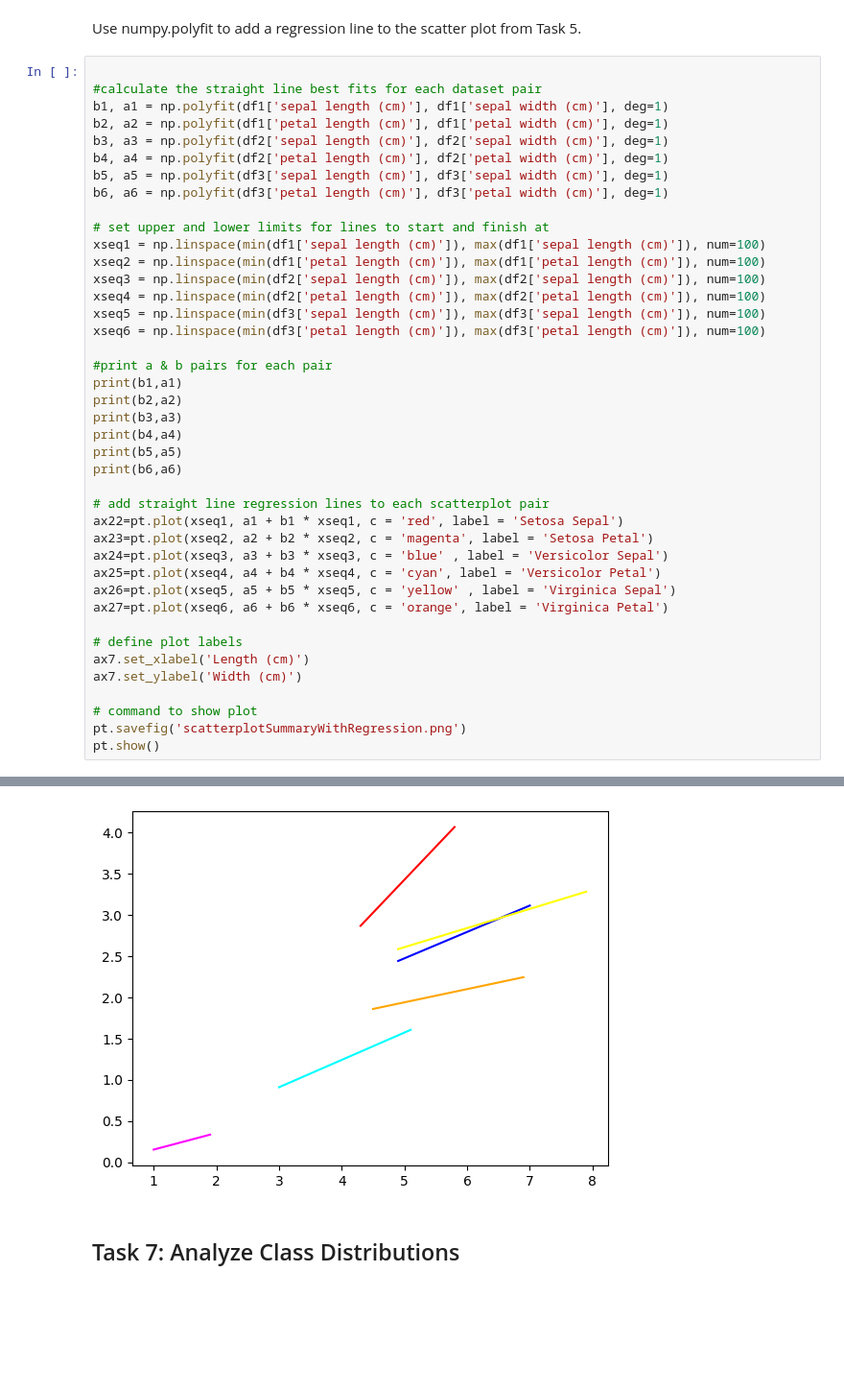
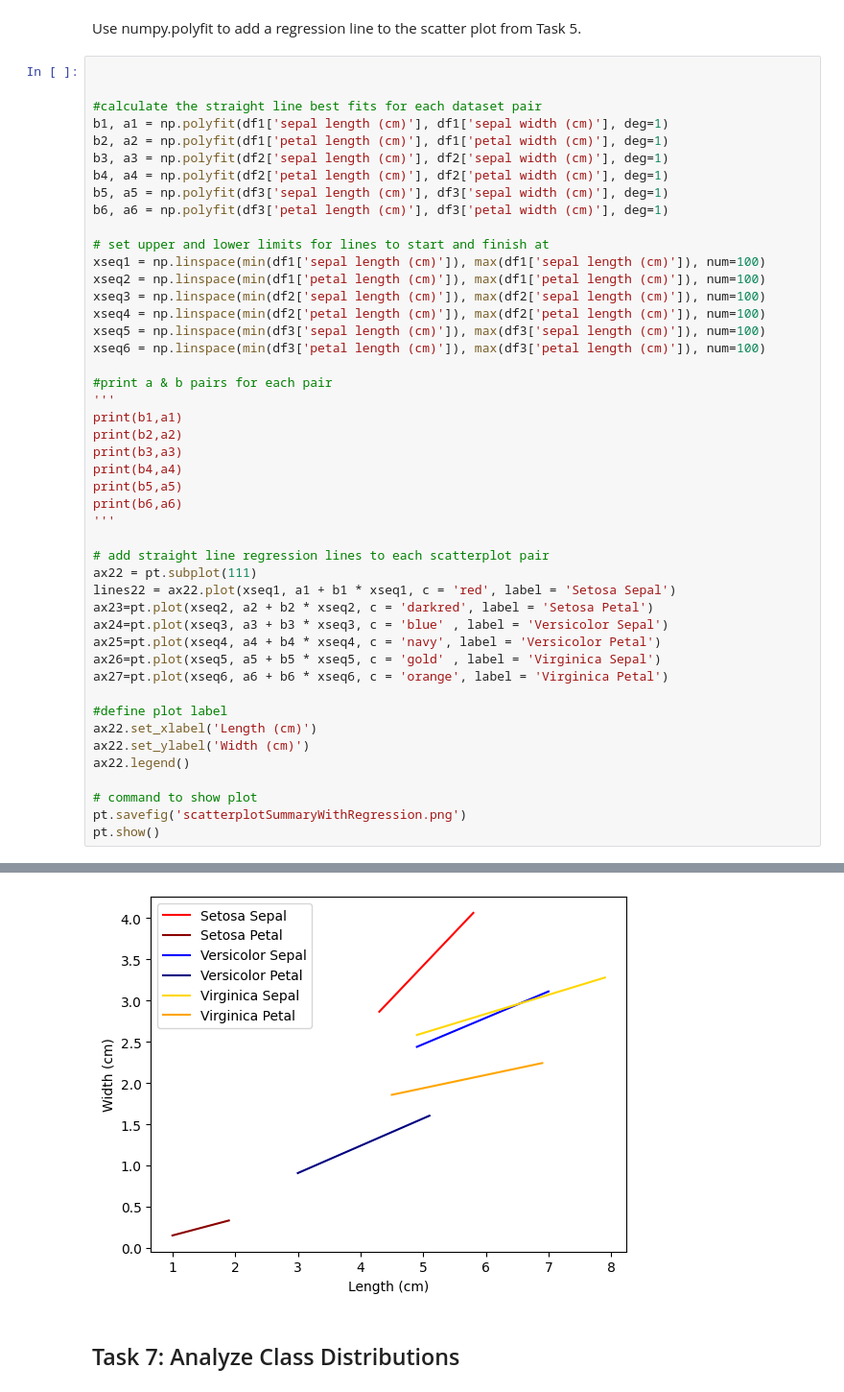
Before and after one commit to cathalred88/principles_of_data_analytics, a Jupyter notebook: tasks.ipynb, the cells around one changed output, grey strips where cells are left out. Shown at 96% size. Saved outputs shown, nothing was run; the diff lists cells and outputs as text; blank space fills up the shorter version.

```diff
--- a/tasks.ipynb
+++ b/tasks.ipynb
@@ -227,6 +195,7 @@ pt.show()
 # %% [markdown]
 Use numpy.polyfit to add a regression line to the scatter plot from Task 5.
 # %%
+
 
 #calculate the straight line best fits for each dataset pair
 b1, a1 = np.polyfit(df1['sepal length (cm)'], df1['sepal width (cm)'], deg=1)
@@ -245,24 +214,28 @@ xseq5 = np.linspace(min(df3['sepal length (cm)']), max(df3['sepal length (cm)'])
 xseq6 = np.linspace(min(df3['petal length (cm)']), max(df3['petal length (cm)']), num=100)
 
 #print a & b pairs for each pair
+'''
 print(b1,a1)
 print(b2,a2)
 print(b3,a3)
 print(b4,a4)
 print(b5,a5)
 print(b6,a6)
+'''
 
 # add straight line regression lines to each scatterplot pair
-ax22=pt.plot(xseq1, a1 + b1 * xseq1, c = 'red', label = 'Setosa Sepal')
-ax23=pt.plot(xseq2, a2 + b2 * xseq2, c = 'magenta', label = 'Setosa Petal')
+ax22 = pt.subplot(111)
+lines22 = ax22.plot(xseq1, a1 + b1 * xseq1, c = 'red', label = 'Setosa Sepal')
+ax23=pt.plot(xseq2, a2 + b2 * xseq2, c = 'darkred', label = 'Setosa Petal')
 ax24=pt.plot(xseq3, a3 + b3 * xseq3, c = 'blue' , label = 'Versicolor Sepal')
-ax25=pt.plot(xseq4, a4 + b4 * xseq4, c = 'cyan', label = 'Versicolor Petal')
-ax26=pt.plot(xseq5, a5 + b5 * xseq5, c = 'yellow' , label = 'Virginica Sepal')
+ax25=pt.plot(xseq4, a4 + b4 * xseq4, c = 'navy', label = 'Versicolor Petal')
+ax26=pt.plot(xseq5, a5 + b5 * xseq5, c = 'gold' , label = 'Virginica Sepal')
 ax27=pt.plot(xseq6, a6 + b6 * xseq6, c = 'orange', label = 'Virginica Petal')
 
-# define plot labels
-ax7.set_xlabel('Length (cm)')
-ax7.set_ylabel('Width (cm)')
+#define plot label
+ax22.set_xlabel('Length (cm)')
+ax22.set_ylabel('Width (cm)')
+ax22.legend()
 
 # command to show plot
 pt.savefig('scatterplotSummaryWithRegression.png')
@@ -277,4 +244,4 @@ pt.show()
-[figure, old version]
+[figure, new version]
 # %% [markdown]
 ## Task 7: Analyze Class Distributions
 # %% [markdown]
```
Also changed, not shown: parts of 4 cells of this notebook, 4 other files.
